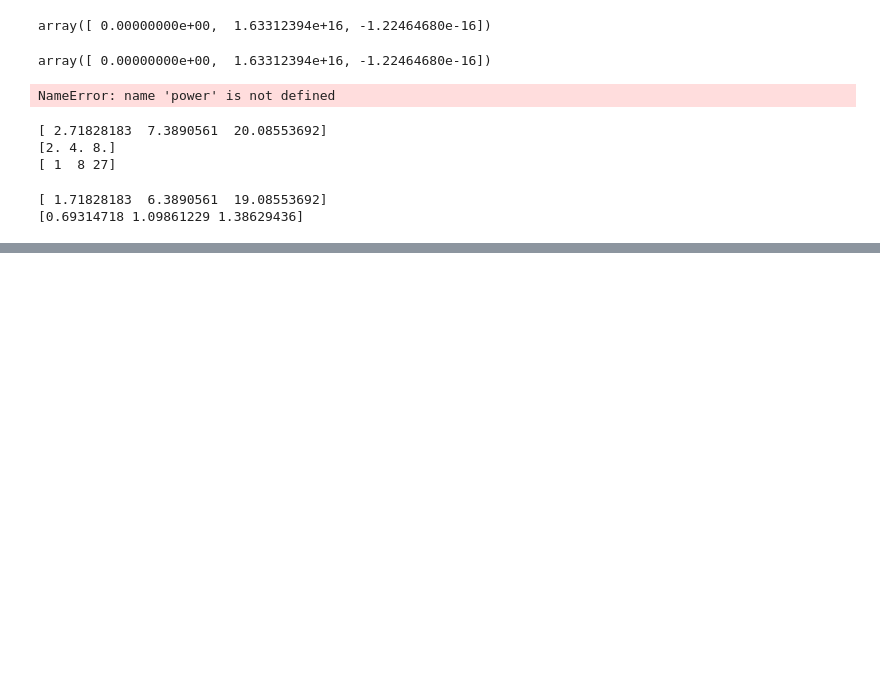
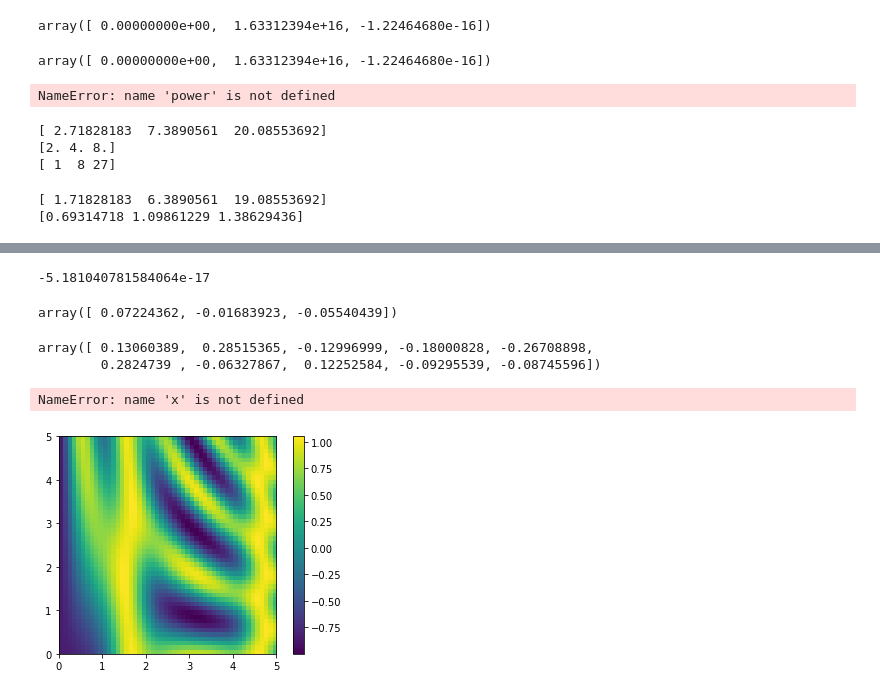
Before and after one commit to Naruu/BookPythonDataScienceHandbook, a Jupyter notebook: learnNumpy.ipynb, the cells around one changed output, grey strips where cells are left out. Drawn from its saved outputs; the diff is of its cells as text; code cells hidden in the pictures; blank space fills up the shorter version.

```diff
--- a/learnNumpy.ipynb
+++ b/learnNumpy.ipynb
@@ -385,0 +702,27 @@ print(np.log1p(x))
+# %%
+X_centered.mean()
+# %% [output]
+-5.181040781584064e-17
+# %%
+X_centered.mean(0)
+# %% [output]
+array([ 0.07224362, -0.01683923, -0.05540439])
+# %%
+X_centered.mean(1)
+# %% [output]
+array([ 0.13060389,  0.28515365, -0.12996999, -0.18000828, -0.26708898,
+        0.2824739 , -0.06327867,  0.12252584, -0.09295539, -0.08745596])
+# %%
+X=np.linspace(0,5,50)
+Y=np.linspace(0,5,50)[:, np.newaxis]
+# %% [output]
+NameError: name 'x' is not defined
+# %%
+z=np.sin(X) ** 10 + np.cos(10 + Y*X) * np.cos(X)
+# %%
+%matplotlib inline
+import matplotlib.pyplot as plt
+plt.imshow(z, origin='lower', extent=[0,5,0,5], cmap = 'viridis')
+plt.colorbar();
+# %% [output]
+[figure, added]
```
Also changed, not shown: parts of 52 cells of this notebook.
